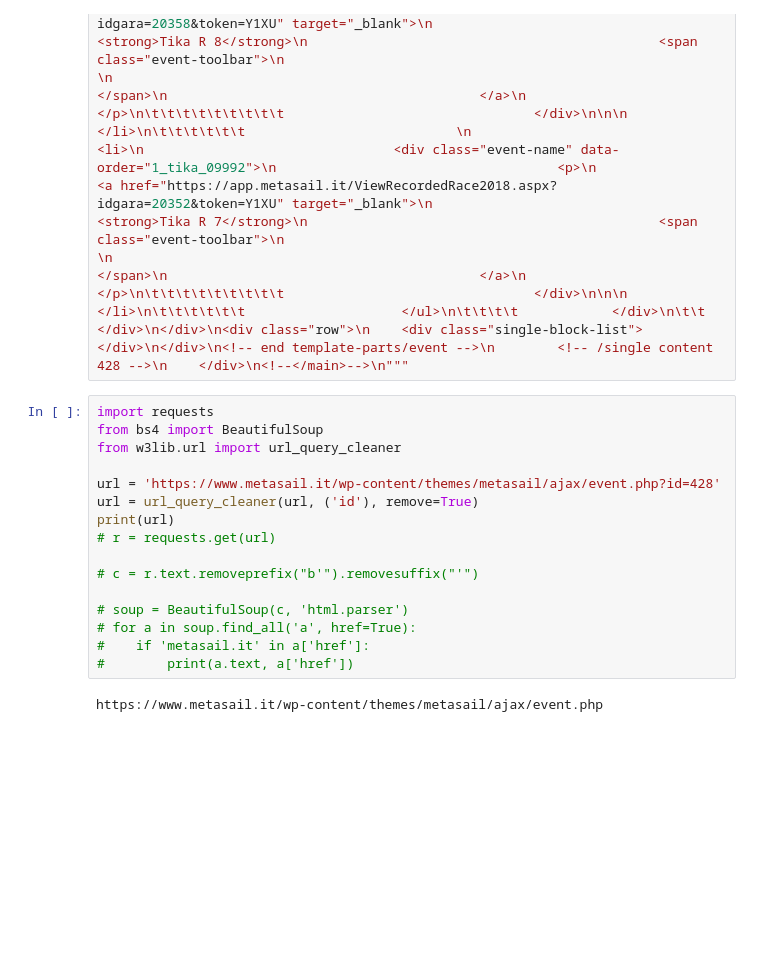
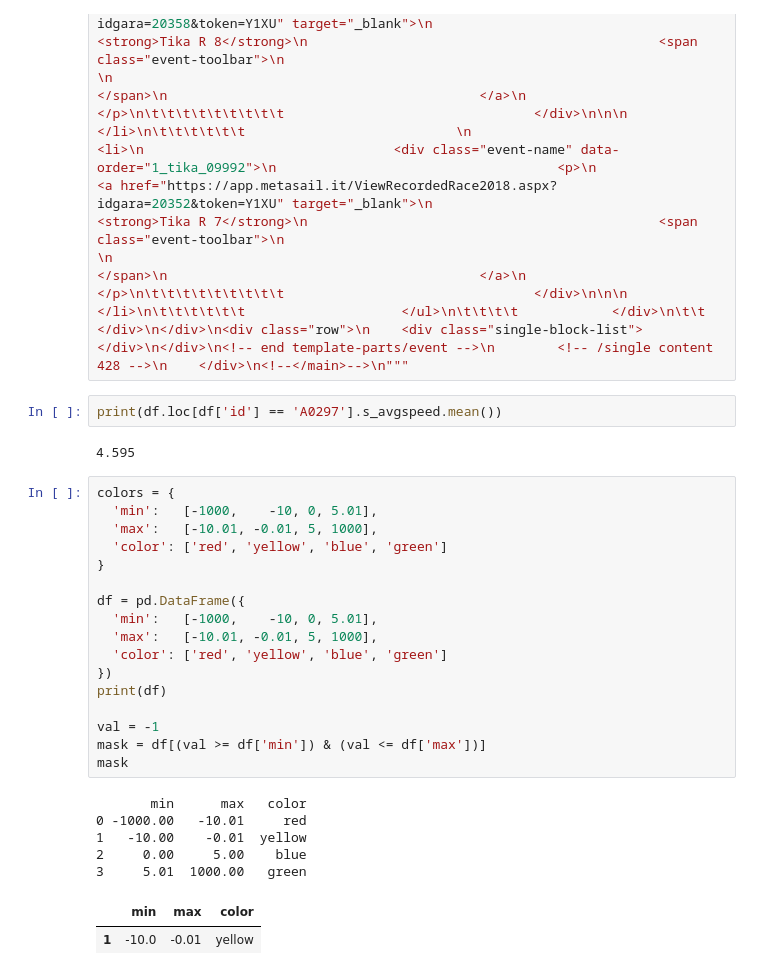
Before and after one commit to maxwarch/statmetasail, a Jupyter notebook: stats.ipynb, the cells around one changed output. Drawn from its saved outputs; the diff is of its cells as text; blank space fills up the shorter version.

```diff
--- a/stats.ipynb
+++ b/stats.ipynb
@@ -133,18 +148,29 @@ content = """<!--<main id="evento-single-container-main-ajax" class="single-cont
 # %%
-import requests
-from bs4 import BeautifulSoup
-from w3lib.url import url_query_cleaner
-
-url = 'https://www.metasail.it/wp-content/themes/metasail/ajax/event.php?id=428'
-url = url_query_cleaner(url, ('id'), remove=True)
-print(url)
-# r = requests.get(url)
-
-# c = r.text.removeprefix("b'").removesuffix("'")
-
-# soup = BeautifulSoup(c, 'html.parser')
-# for a in soup.find_all('a', href=True):
-#    if 'metasail.it' in a['href']:
-#        print(a.text, a['href'])
+print(df.loc[df['id'] == 'A0297'].s_avgspeed.mean())
 # %% [output]
-https://www.metasail.it/wp-content/themes/metasail/ajax/event.php
+4.595
+# %%
+colors = {
+  'min':   [-1000,    -10, 0, 5.01],
+  'max':   [-10.01, -0.01, 5, 1000],
+  'color': ['red', 'yellow', 'blue', 'green']
+}
+
+df = pd.DataFrame({
+  'min':   [-1000,    -10, 0, 5.01],
+  'max':   [-10.01, -0.01, 5, 1000],
+  'color': ['red', 'yellow', 'blue', 'green']
+})
+print(df)
+
+val = -1
+mask = df[(val >= df['min']) & (val <= df['max'])]
+mask
+# %% [output]
+       min      max   color
+0 -1000.00   -10.01     red
+1   -10.00    -0.01  yellow
+2     0.00     5.00    blue
+3     5.01  1000.00   green
+|  | min | max | color |
+| 1 | -10.0 | -0.01 | yellow |
```
Also changed, not shown: parts of 2 cells of this notebook, 5 other files.
